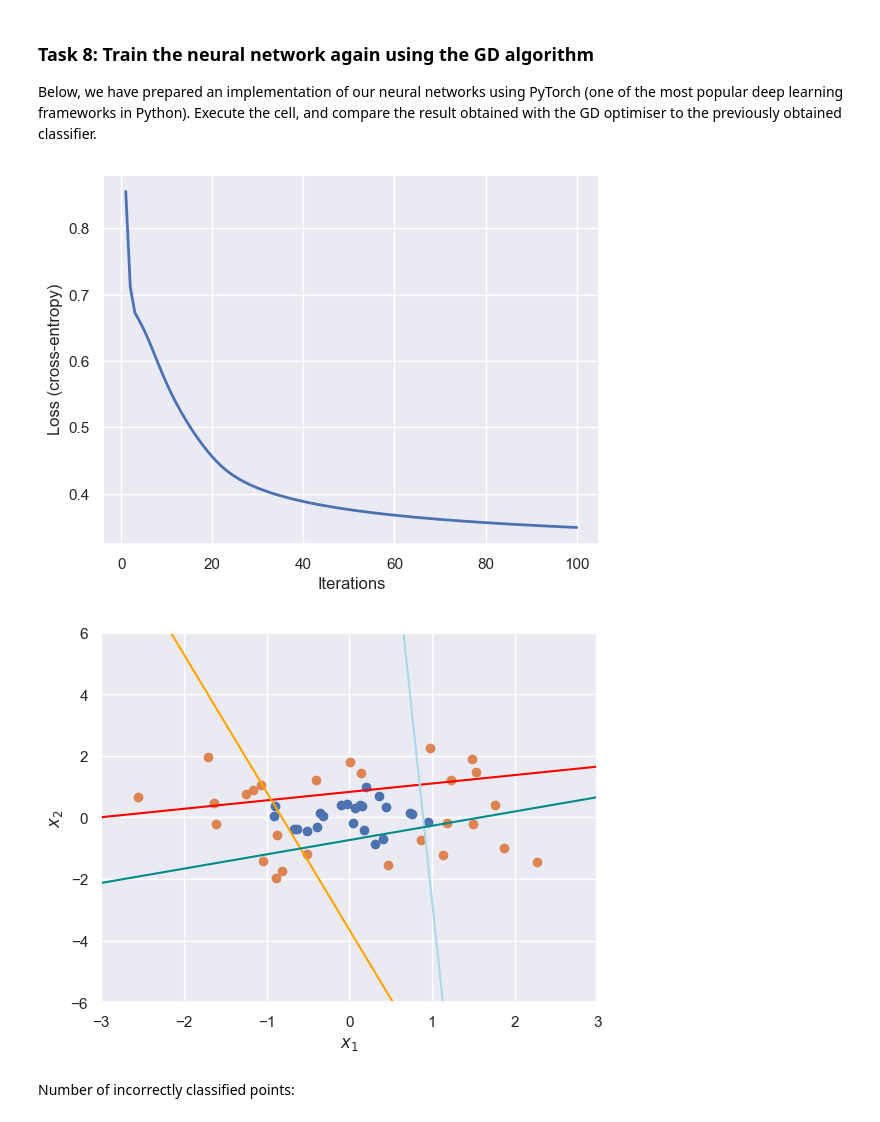
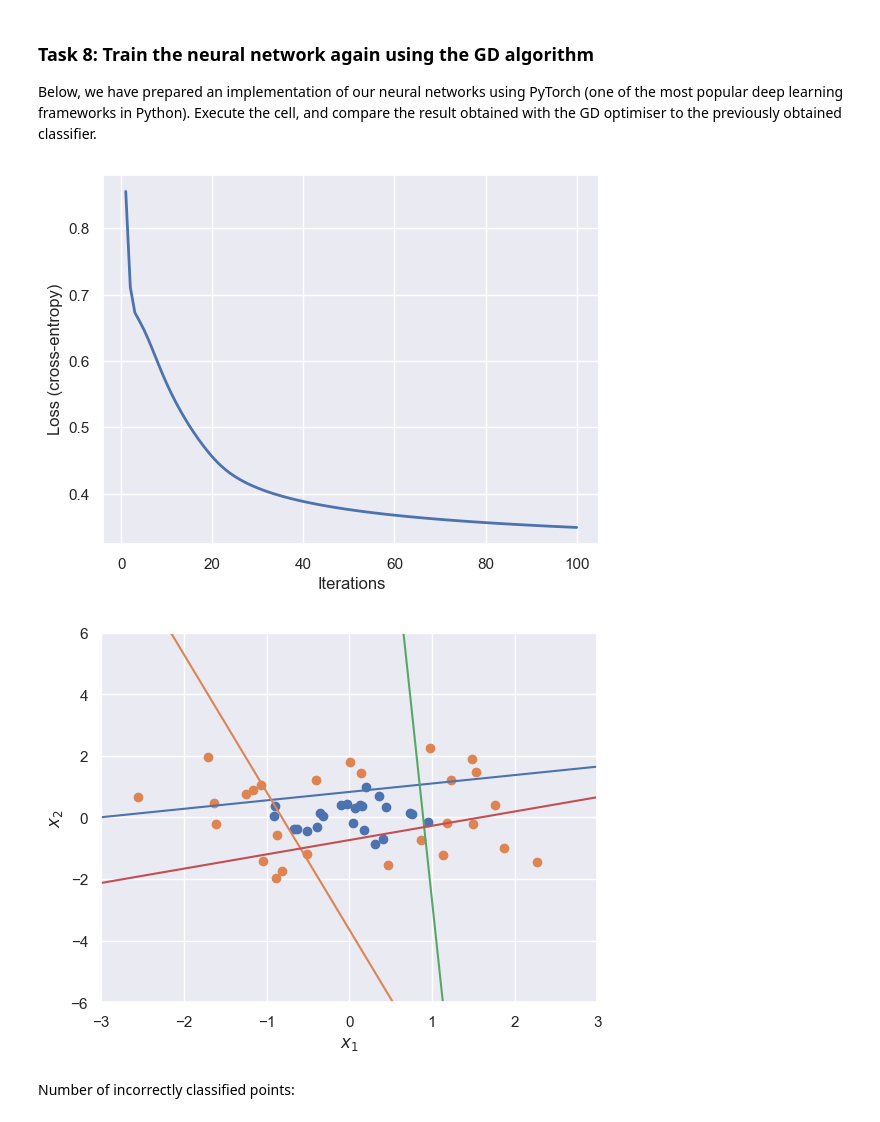
Before and after one commit to equinor/kai-edc2024-workshop, a Jupyter notebook: 1_introduction/solution.ipynb, the cells around one changed output. Cells and saved outputs as stored; diff of their text form; code cells hidden in the pictures.

```diff
--- a/1_introduction/solution.ipynb
+++ b/1_introduction/solution.ipynb
@@ -237,6 +227,4 @@ def neural_network(inputs, weights):
 # %%
-# TODO Complete the implementation of the loss function
-
 # We regenerate the data, just in case X was overwritten
 np.random.seed(0)
 n_samples = 50
@@ -245,8 +233,9 @@ y = np.zeros(n_samples)
 y[np.linalg.norm(X, axis=1) > 1] = 1
 
 def loss_function(weights):
-    y_pred = neural_network(inputs=X.T, weights=weights)
+    y_pred = kai.neural_network(inputs=X.T, weights=weights)
 
+    # TODO Complete the implementation of the loss function
     mask0 = y == 0
     mask1 = y == 1
 
@@ -524,65 +398,35 @@ torch.manual_seed(8)
 model = NeuralNetwork()
 objective_function = nn.BCELoss()
 optimiser = optim.SGD(model.parameters(), lr=10)
 
 # We regenerate the data, just in case X was overwritten
 np.random.seed(0)
 n_samples = 50
 X = np.random.randn(n_samples, 2)
 y = np.zeros(n_samples)
 y[np.linalg.norm(X, axis=1) > 1] = 1
 inputs = torch.tensor(X)
 labels = torch.tensor(y)
 
 # Run optimisation
 losses = []
 n_iterations = 100
 for epoch in range(n_iterations):
     # Reset the parameter gradients
     optimiser.zero_grad()
 
     # Simulation, evaluation and parameter proposal
     outputs = model(inputs)
     loss = objective_function(outputs, labels)
     loss.backward()
     optimiser.step()
 
     losses.append(loss.detach().numpy())
 
-# Visualise loss over time
-iterations = np.arange(1, n_iterations+1)
-plt.plot(iterations, losses, linewidth=2)
-plt.xlabel('Iterations')
-plt.ylabel('Loss (cross-entropy)')
-plt.show()
-
-# Visualise the learned classification
-plt.scatter(X[y==0, 0], X[y==0, 1])
-plt.scatter(X[y==1, 0], X[y==1, 1])
-
-# Reshape model weights
-weights = np.empty(12)
-bias = model.layer.bias.detach().numpy()
-weights = model.layer.weight.detach().numpy()
-
-x1 = np.linspace(-3, 3, 100)
-x2 = -(weights[0, 0] * x1 + bias[0]) / weights[0, 1]
-plt.plot(x1, x2, linestyle='-', color='red')
-x2 = -(weights[1, 0] * x1 + bias[1]) / weights[1, 1]
-plt.plot(x1, x2, linestyle='-', color='orange')
-x2 = -(weights[2, 0] * x1 + bias[2]) / weights[2, 1]
-plt.plot(x1, x2, linestyle='-', color='lightblue')
-x2 = -(weights[3, 0] * x1 + bias[3]) / weights[3, 1]
-plt.plot(x1, x2, linestyle='-', color='darkcyan')
-
-plt.xlim(-3, 3)
-plt.ylim(-6, 6)
-plt.xlabel(r'$x_1$')
-plt.ylabel(r'$x_2$')
-plt.show()
+kai.plot_results2(n_iterations, losses, model, (X, y))
 # %% [output]
 [figure]
-[figure, old version]
+[figure, new version]
 # %% [markdown]
 Number of incorrectly classified points:
 # %%
```
Also changed, not shown: parts of 34 cells of this notebook, 5 other files.
